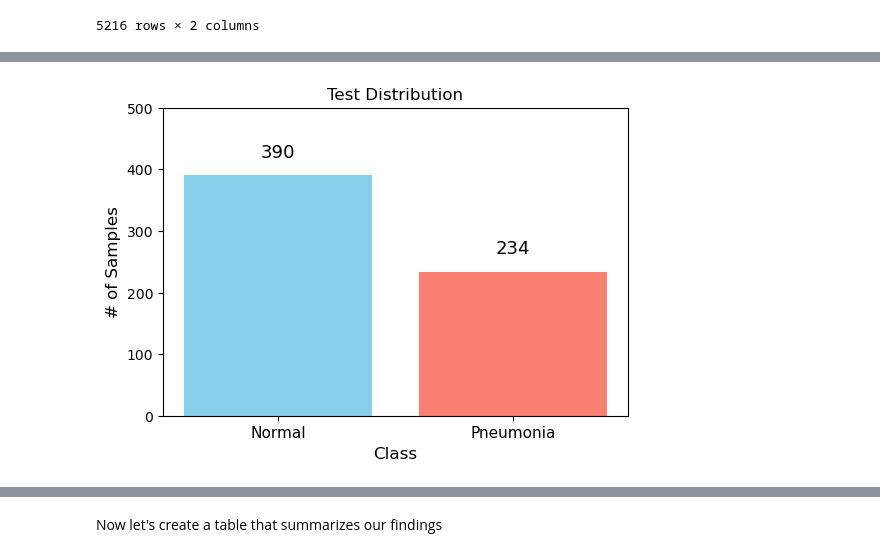
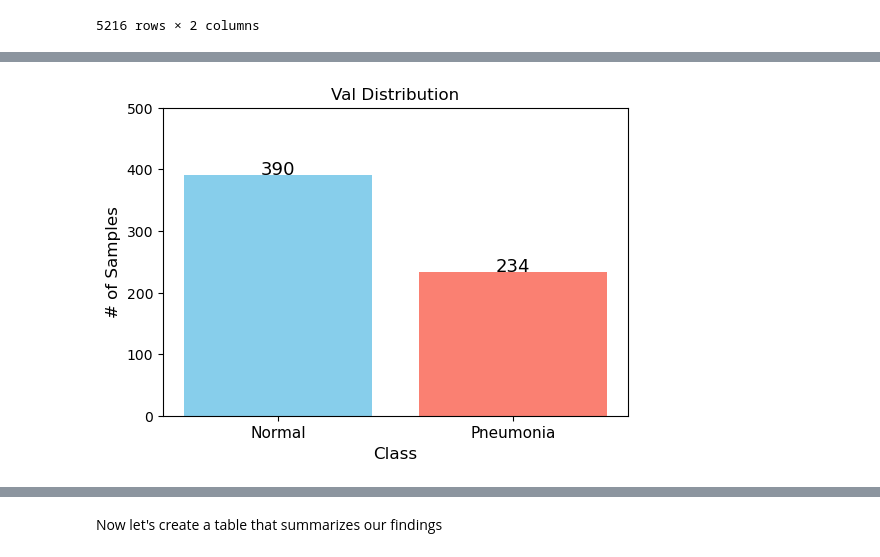
Before and after one commit to joshuaedelstein15/Pneumonia_analysis, a Jupyter notebook: new_notebook.ipynb, the cells around one changed output, grey strips where cells are left out. Saved outputs shown, nothing was run; the diff lists cells and outputs as text; code cells hidden in the pictures.

```diff
--- a/new_notebook.ipynb
+++ b/new_notebook.ipynb
@@ -173,32 +224,4 @@ plt.show()
 # %%
-# Create a new figure with the specified size
-plt.figure(figsize=(6,4))
-
-# Define the class labels and get the corresponding counts from the dataframe
-class_labels = ['Normal', 'Pneumonia']
-class_counts = df_test['class'].value_counts()
-
-# Create the bar plot with the specified colors
-plt.bar(class_labels, class_counts, color=colors)
-
-#set title
-plt.title('Test Distribution')
-
-# Set the x-label and y-label
-plt.xlabel('Class', fontsize=12)
-plt.ylabel('# of Samples', fontsize=12)
-
-# Set the y-axis limits
-plt.ylim(0, 500)
-
-# Set the x-axis tick labels
-plt.xticks(fontsize=11)
-
-# Add count labels above each bar
-for i, count in enumerate(class_counts):
-    plt.text(i, count + 30, str(count), ha='center', fontsize=13)
-
-# Display the plot
-plt.show()
+plot_class_distribution(df_test, 'Val Distribution', 500)
 # %% [output]
-[figure, old version]
+[figure, new version]
```
Also changed, not shown: parts of 55 cells of this notebook.
